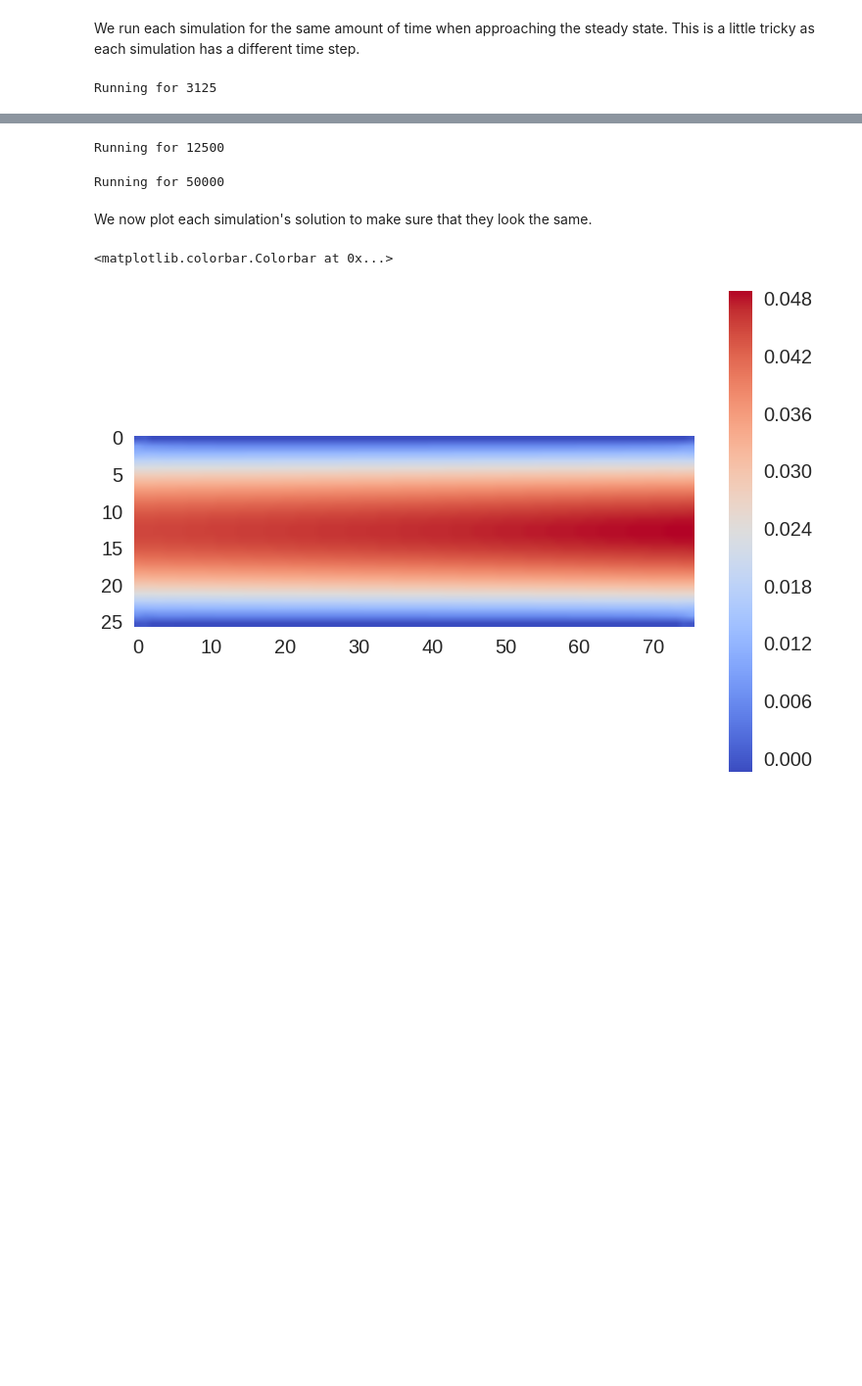
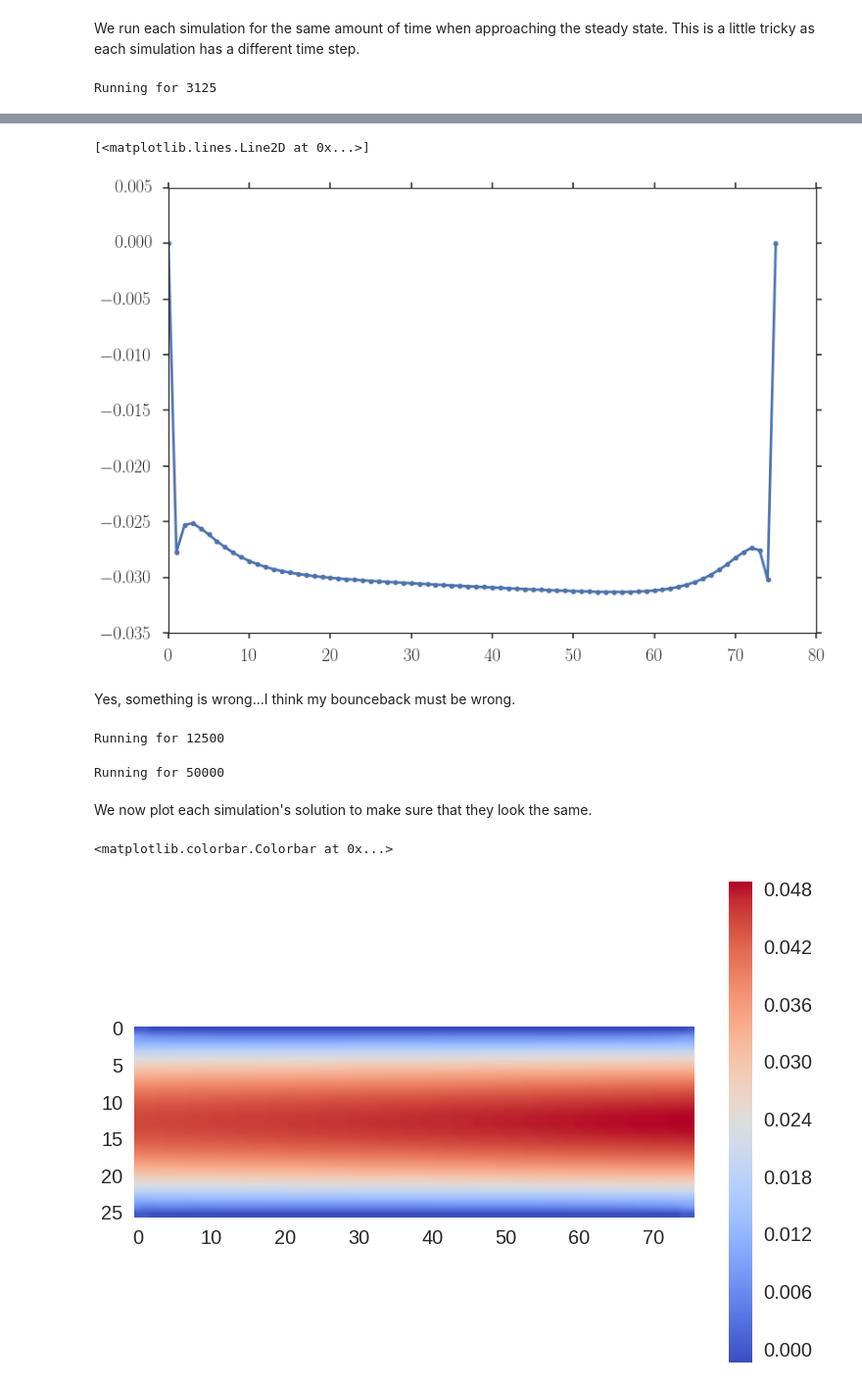
Before and after one commit to latticeboltzmann/2d-lb, a Jupyter notebook: docs/opencl_dimensionless_verification.ipynb, the cells around one changed output, grey strips where cells are left out. Shown: that part at 98% size. Saved outputs shown, nothing was run; the diff lists cells and outputs as text; code cells hidden in the pictures; blank space fills up the shorter version.

```diff
--- a/docs/opencl_dimensionless_verification.ipynb
+++ b/docs/opencl_dimensionless_verification.ipynb
@@ -117,3 +146,10 @@ Running for 3125
+# %%
+plt.plot(u_test[25, :], marker='.', ls='-')
+# %% [output]
+[<matplotlib.lines.Line2D at 0x...>]
+[figure, added]
+# %% [markdown]
+Yes, something is wrong...I think my bounceback must be wrong.
 # %%
 num_steps = int(time_to_run/sim1.delta_t)
 print 'Running for', num_steps
```
Also changed, not shown: parts of 6 cells of this notebook, 1 other file.
